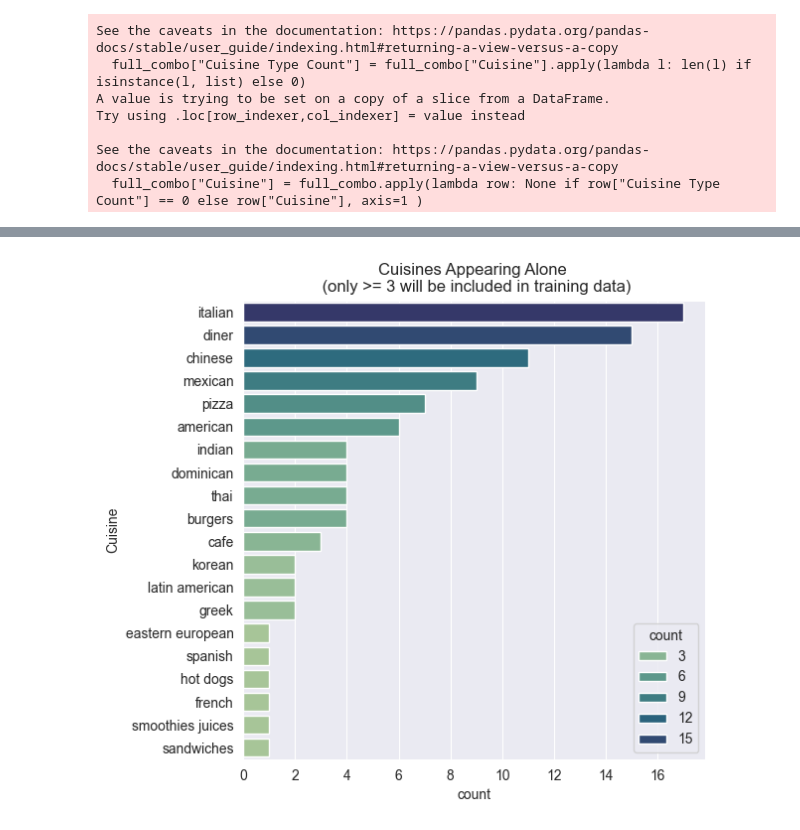
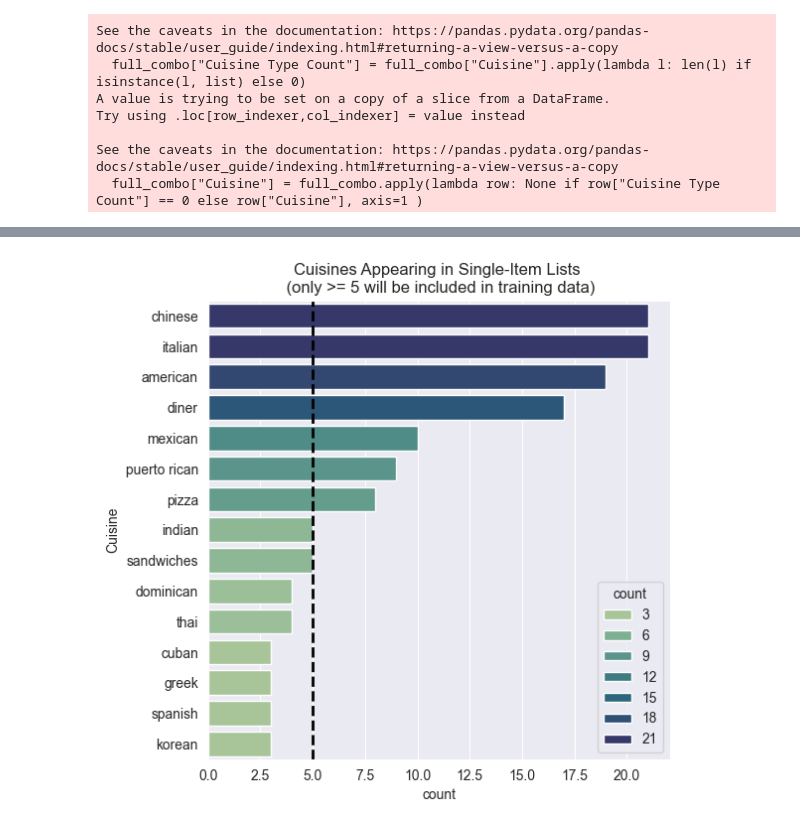
Before and after one commit to PrinCons/RestRecs, a Jupyter notebook: models/research/cuisine_exploration.ipynb, the cells around one changed output, grey strips where cells are left out. Saved outputs shown, nothing was run; the diff lists cells and outputs as text; code cells hidden in the pictures.

```diff
--- a/models/research/cuisine_exploration.ipynb
+++ b/models/research/cuisine_exploration.ipynb
@@ -132,0 +198,2 @@ See the caveats in the documentation: https://pandas.pydata.org/pandas-docs/stab
+# %%
+full_combo["Items"] = full_combo["Items"].apply(remove_freq_items)
@@ -132,0 +412,17 @@ See the caveats in the documentation: https://pandas.pydata.org/pandas-docs/stab
+# %%
+def remove_cuisine(l, cuisine):
+    if isinstance(l, list):
+        new_list = []
+        for i in l:
+            if i != cuisine:
+                new_list.append(i)
+        if new_list != []:
+            return new_list
+        else:
+            return np.nan
+# %%
+# "deli", "deli food"
+categories_for_removal = ["cafe", "seafood", "asian", "bar", "bar food", "latin american", "burgers", ]
+for category in categories_for_removal:
+    remove_category = lambda x: remove_cuisine(x, category)
+    full_combo["Cuisine"] = full_combo["Cuisine"].apply(remove_category)
@@ -204,17 +512,20 @@ The task in this section is to create a "source of truth" of sorts, covering the
 # %%
-inclusion_threshold = 3
+inclusion_threshold = 5
 # %%
 single_cuisine_counts = full_combo["Cuisine"][full_combo["Cuisine Type Count"] == 1].value_counts()
 visual = pd.DataFrame(single_cuisine_counts)
 visual.reset_index(inplace=True)
+visual = visual.nlargest(15, columns=["count"])
 visual["Cuisine"] = visual["Cuisine"].apply(lambda l: l[0])
 plt.figure(figsize=(6,6))
 sns.barplot(x = visual["count"], y = visual["Cuisine"], hue = visual["count"], palette="crest")
-plt.title(f"Cuisines Appearing Alone \n (only >= {inclusion_threshold} will be included in training data)")
+plt.title(f"Cuisines Appearing in Single-Item Lists \n (only >= {inclusion_threshold} will be included in training data)")
+plt.axvline(x=inclusion_threshold, color='black', linestyle='--', linewidth=2)
+plt.show()
 
-plt.show()
+### dd line here
 # %% [output]
-[figure, old version]
+[figure, new version]
 # %%
 single_cuisines = list(single_cuisine_counts[single_cuisine_counts >= inclusion_threshold].index)
 # single_cuisines
```
Also changed, not shown: parts of 83 cells of this notebook.
